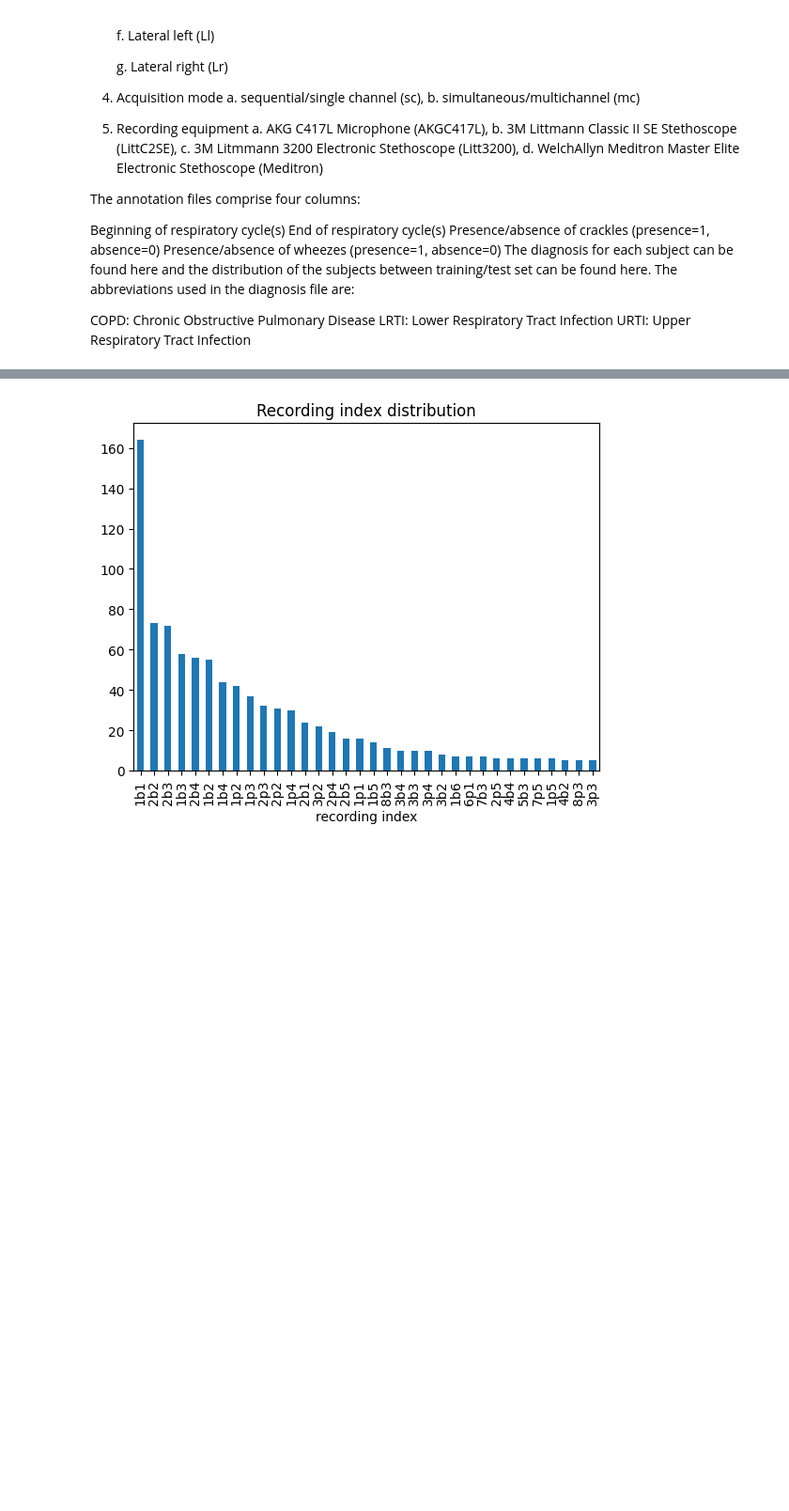
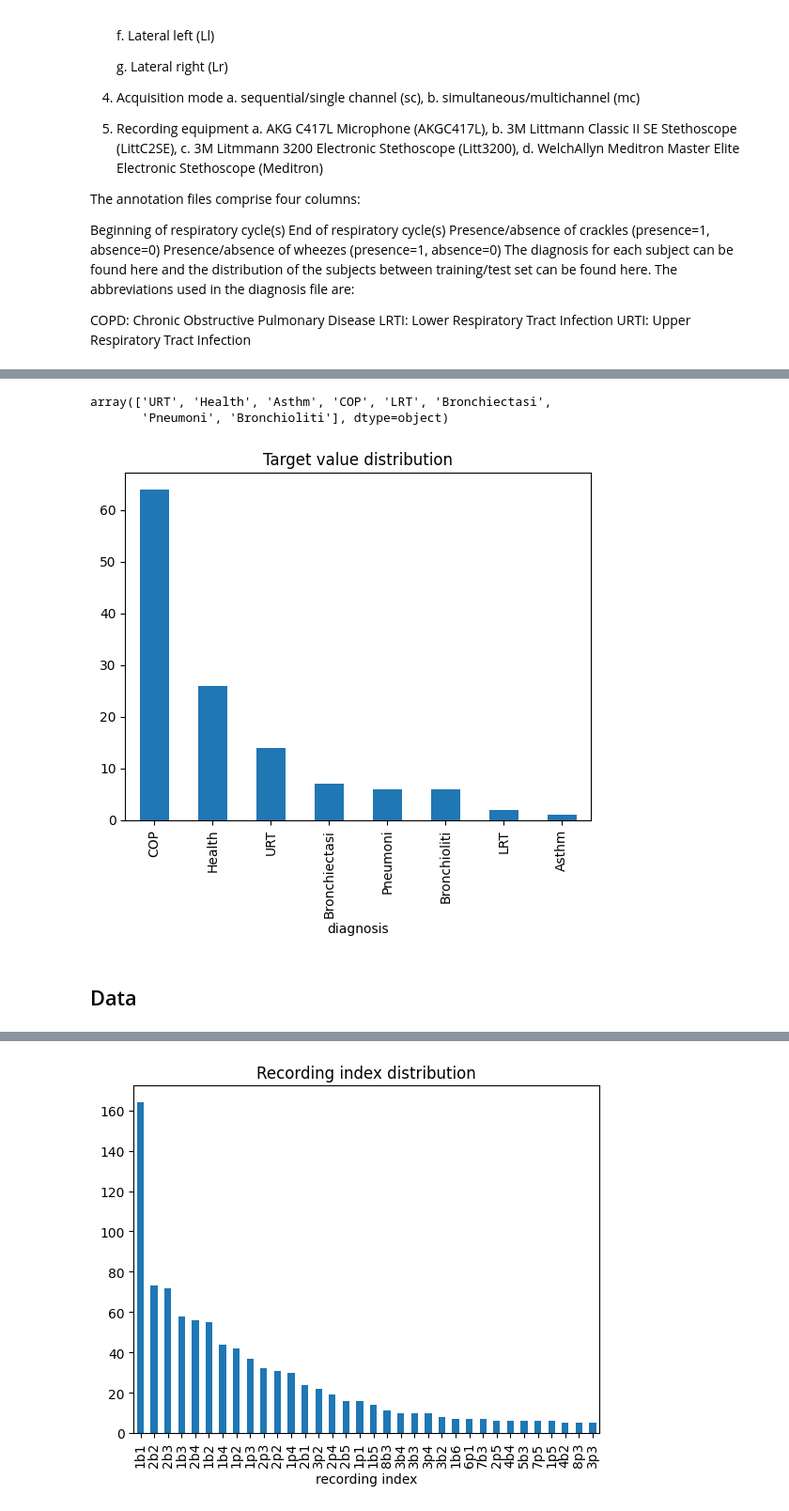
Before and after one commit to LukZawadzki/respiratory_anomalies, a Jupyter notebook: eda_preprocessing.ipynb, the cells around one changed output, grey strips where cells are left out. Shown: that part at 94% size. Cells and saved outputs as stored; diff of their text form; code cells hidden in the pictures; blank space fills up the shorter version.

```diff
--- a/eda_preprocessing.ipynb
+++ b/eda_preprocessing.ipynb
@@ -59,3 +76,16 @@ import matplotlib.pyplot as plt
+# %%
+df_diagnosis['diagnosis'].unique()
+# %% [output]
+array(['URT', 'Health', 'Asthm', 'COP', 'LRT', 'Bronchiectasi',
+       'Pneumoni', 'Bronchioliti'], dtype=object)
+# %%
+df_diagnosis['diagnosis'].value_counts().plot(kind="bar")
+plt.title("Target value distribution")
+plt.show()
+# %% [output]
+[figure, added]
+# %% [markdown]
+## Data
 # %%
 columns_keys = [
     'patient number',
```
Also changed, not shown: parts of 13 cells of this notebook.
